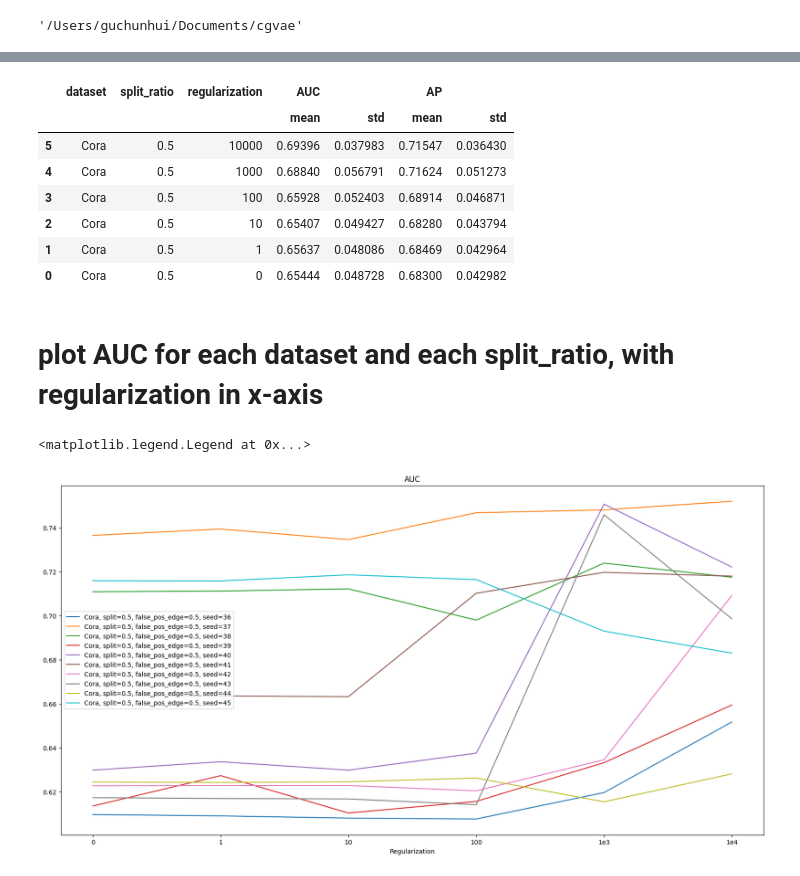
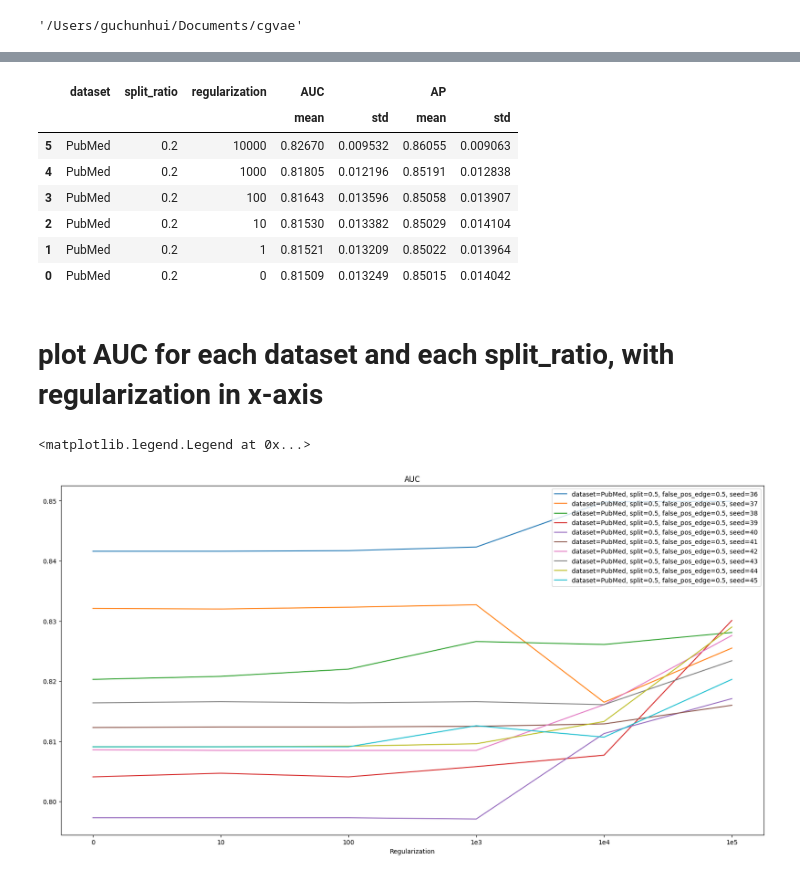
Before and after one commit to FDUguchunhui/latent-space-constraint-GNN, a Jupyter notebook: notebook/analysis/aggregation.ipynb, the cells around one changed output, grey strips where cells are left out. Saved outputs shown, nothing was run; the diff lists cells and outputs as text; code cells hidden in the pictures.

```diff
--- a/notebook/analysis/aggregation.ipynb
+++ b/notebook/analysis/aggregation.ipynb
@@ -10,18 +10,8 @@ import matplotlib.pyplot as plt
 # %% [output]
 /Users/guchunhui/Documents/cgvae
 '/Users/guchunhui/Documents/cgvae'
-# %%
-# Read the JSON file line by line into a DataFrame
-data = []
-with open('results/results2.json', 'r') as f:
-    for line in f:
-        data.append(pd.read_json(line, lines=True))
-
-# Concatenate all the dataframes
-df = pd.concat(data, ignore_index=True)
-
-# Convert the DataFrame to a CSV file
-# df.to_csv('results.csv', index=False)
+# %%
+df = pd.read_json('results/results2.json', lines=True)
 # %%
 df
 
@@ -51,37 +41,40 @@ df_agg = df.groupby(['dataset', 'split_ratio', 'regularization']).agg({'AUC': ['
 # ungroup the index
 df_agg = df_agg.reset_index()
 # %%
-df_agg[df_agg['dataset'] == 'Cora'].sort_values(by=['split_ratio', 'regularization'], ascending=False)
+df_agg[df_agg['dataset'] == 'PubMed'].sort_values(by=['split_ratio', 'regularization'], ascending=False)
 # %% [output]
 |  | dataset | split_ratio | regularization | AUC |  | AP |  |
 |  |  |  |  | mean | std | mean | std |
-| 5 | Cora | 0.5 | 10000 | 0.69396 | 0.037983 | 0.71547 | 0.036430 |
-| 4 | Cora | 0.5 | 1000 | 0.68840 | 0.056791 | 0.71624 | 0.051273 |
-| 3 | Cora | 0.5 | 100 | 0.65928 | 0.052403 | 0.68914 | 0.046871 |
-| 2 | Cora | 0.5 | 10 | 0.65407 | 0.049427 | 0.68280 | 0.043794 |
-| 1 | Cora | 0.5 | 1 | 0.65637 | 0.048086 | 0.68469 | 0.042964 |
-| 0 | Cora | 0.5 | 0 | 0.65444 | 0.048728 | 0.68300 | 0.042982 |
+| 5 | PubMed | 0.2 | 10000 | 0.82670 | 0.009532 | 0.86055 | 0.009063 |
+| 4 | PubMed | 0.2 | 1000 | 0.81805 | 0.012196 | 0.85191 | 0.012838 |
+| 3 | PubMed | 0.2 | 100 | 0.81643 | 0.013596 | 0.85058 | 0.013907 |
+| 2 | PubMed | 0.2 | 10 | 0.81530 | 0.013382 | 0.85029 | 0.014104 |
+| 1 | PubMed | 0.2 | 1 | 0.81521 | 0.013209 | 0.85022 | 0.013964 |
+| 0 | PubMed | 0.2 | 0 | 0.81509 | 0.013249 | 0.85015 | 0.014042 |
 # %% [markdown]
 # plot AUC for each dataset and each split_ratio, with regularization in x-axis
 # %%
 fig, ax = plt.subplots(figsize=(20, 10))
 
 # Get unique seeds
+dataset = 'PubMed'
+split = 0.5
+false_pos_edge = 0.5
 seeds = df['seed'].unique()
 
 # plot AUC
 for seed in seeds:
-    ax.plot([0, 1, 2, 3, 4, 5], df[(df['dataset'] == 'Cora') & (df['seed'] == seed)]['AUC'],
-               label=f'Cora, split=0.5, false_pos_edge=0.5, seed={seed}')
+    ax.plot([0, 1, 2, 3, 4, 5], df[(df['seed'] == seed)]['AUC'],
+               label=f'dataset={dataset}, split={split}, false_pos_edge={false_pos_edge}, seed={seed}')
 
 ax.set_xticks([0, 1, 2, 3, 4, 5])
-ax.set_xticklabels(['0', '1', '10', '100', '1e3', '1e4'])
+ax.set_xticklabels(['0', '10', '100', '1e3', '1e4', '1e5'])
 ax.set_xlabel('Regularization')
 ax.set_title('AUC')
 ax.legend()
 # %% [output]
 <matplotlib.legend.Legend at 0x...>
-[figure, old version]
+[figure, new version]
 # %%
 fig, ax = plt.subplots(2, 1, figsize=(10, 10))
 
```
Also changed, not shown: parts of 6 cells of this notebook, 4 other files.
